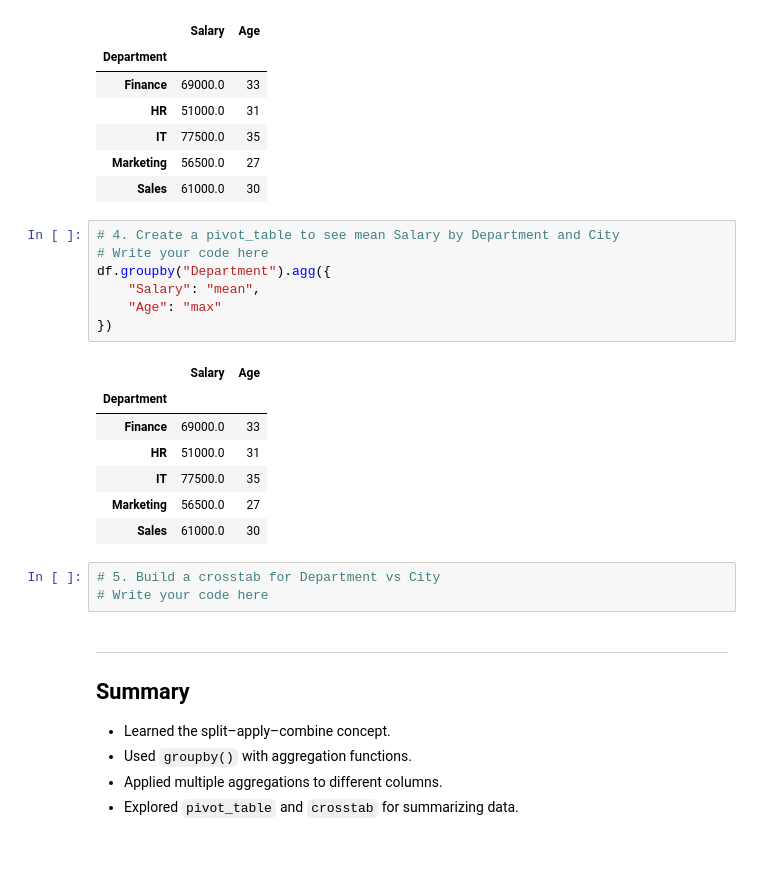
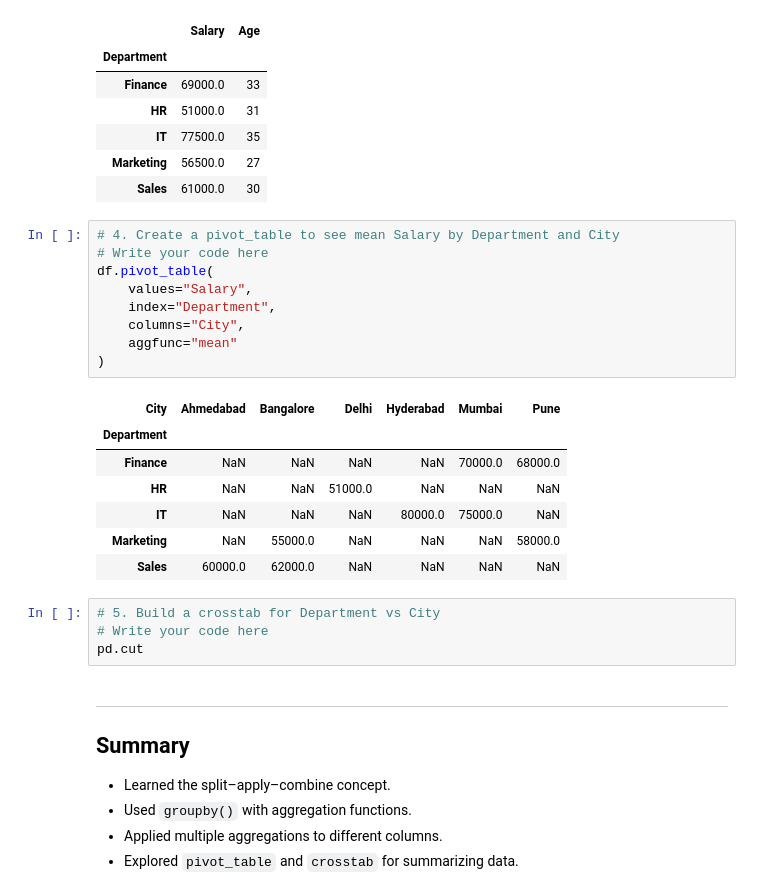
Before and after one commit to DhruvPanchal0312/Data-Science-and-Analysis-With-GenAI, a Jupyter notebook: PANDAS/SHERIYANS Pandas/Pandas_class6.ipynb, the cells around one changed output. Drawn from its saved outputs; the diff is of its cells as text; blank space fills up the shorter version.

```diff
--- a/PANDAS/SHERIYANS Pandas/Pandas_class6.ipynb
+++ b/PANDAS/SHERIYANS Pandas/Pandas_class6.ipynb
@@ -232,21 +232,24 @@ df.groupby('Department').agg({"Salary":['mean'], "Age":['max']})
 # %%
 # 4. Create a pivot_table to see mean Salary by Department and City
 # Write your code here
-df.groupby("Department").agg({
-    "Salary": "mean",
-    "Age": "max"
-})
+df.pivot_table(
+    values="Salary",
+    index="Department",
+    columns="City",
+    aggfunc="mean"
+)
 # %% [output]
-|  | Salary | Age |
-| Department |  |  |
-| Finance | 69000.0 | 33 |
-| HR | 51000.0 | 31 |
-| IT | 77500.0 | 35 |
-| Marketing | 56500.0 | 27 |
-| Sales | 61000.0 | 30 |
+| City | Ahmedabad | Bangalore | Delhi | Hyderabad | Mumbai | Pune |
+| Department |  |  |  |  |  |  |
+| Finance | NaN | NaN | NaN | NaN | 70000.0 | 68000.0 |
+| HR | NaN | NaN | 51000.0 | NaN | NaN | NaN |
+| IT | NaN | NaN | NaN | 80000.0 | 75000.0 | NaN |
+| Marketing | NaN | 55000.0 | NaN | NaN | NaN | 58000.0 |
+| Sales | 60000.0 | 62000.0 | NaN | NaN | NaN | NaN |
 # %%
 # 5. Build a crosstab for Department vs City
 # Write your code here
+pd.cut
 # %% [markdown]
 ---
 ## Summary
```
